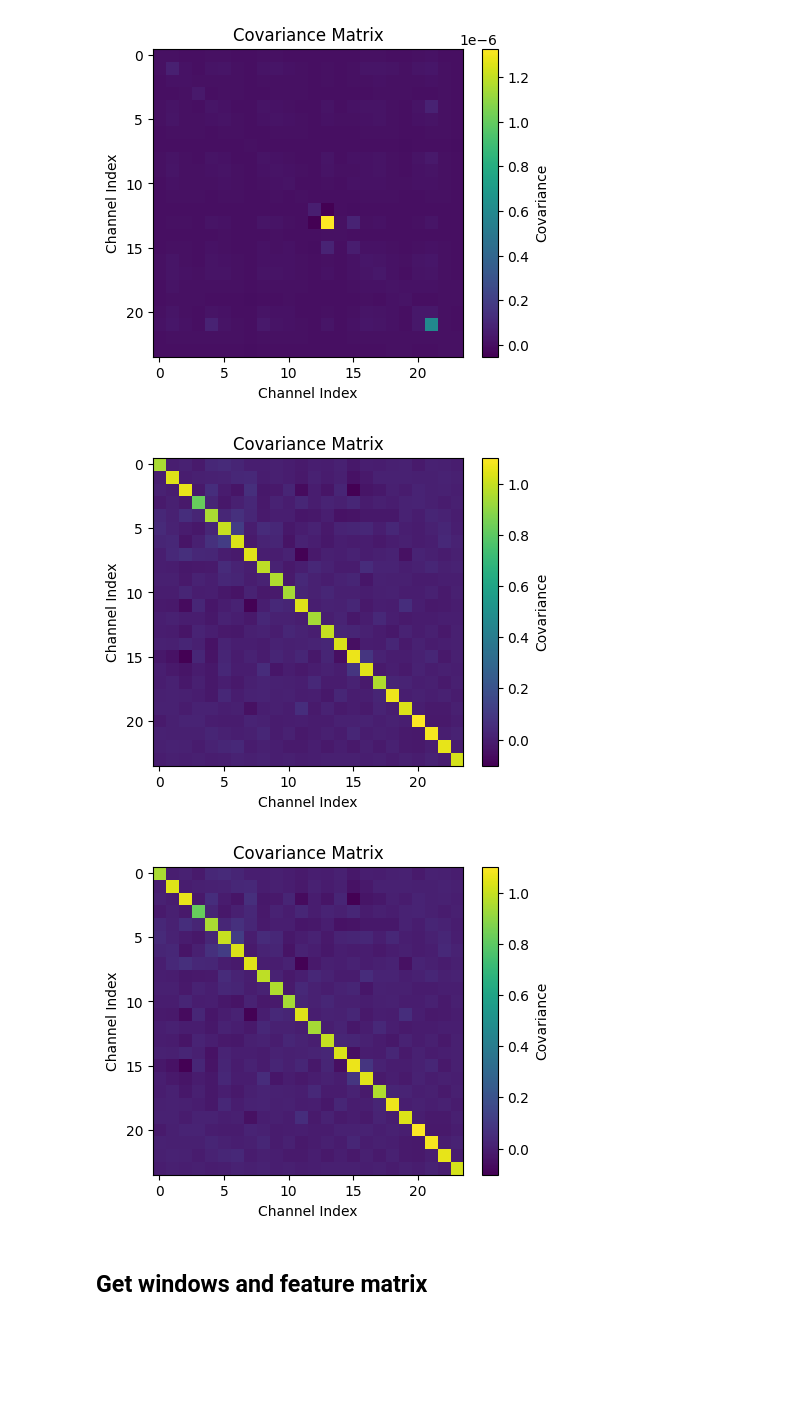
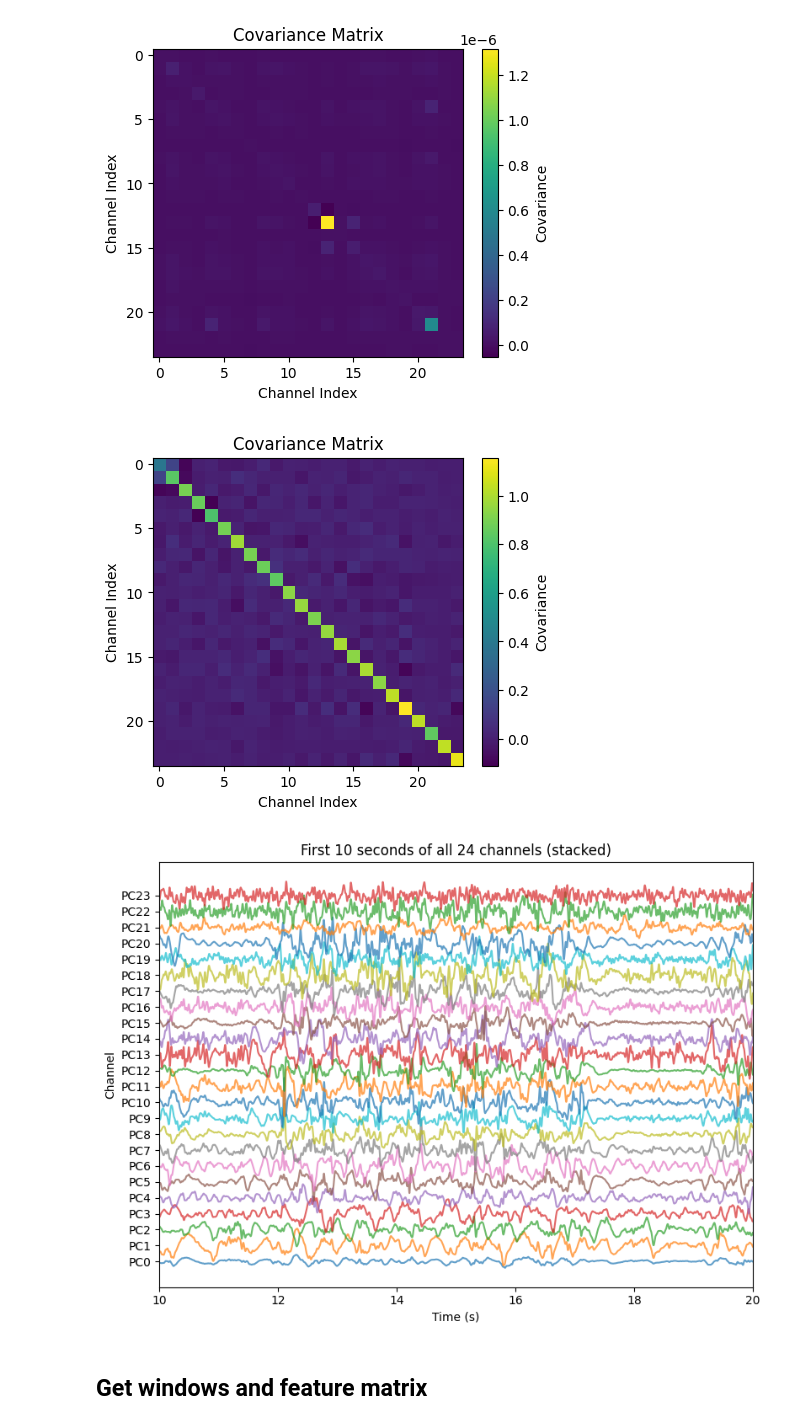
Before and after one commit to Neurosoft-Bioelectronics/auditorydecoding, a Jupyter notebook: notebooks/frequency_decoding.ipynb, the cells around one changed output. Saved outputs shown, nothing was run; the diff lists cells and outputs as text; code cells hidden in the pictures; blank space fills up the shorter version.

```diff
--- a/notebooks/frequency_decoding.ipynb
+++ b/notebooks/frequency_decoding.ipynb
@@ -29,7 +30,7 @@ SPLIT_TYPE = "intrasession-causal"
 TASK_TYPE = "acoustic_stim"
 
 DATA_ROOT = "../data/processed/neurosoft_minipigs_2026"
-RECORDING_ID = "sub-02_ses-01_task-AcousStim_acq-LH_desc-filtered"
+RECORDING_ID = "sub-02_ses-01_task-AcousStim_acq-LH_desc-raw"
 # %% [markdown]
 ## Load the data and preprocessing
 # %%
@@ -61,0 +80,17 @@ timestamps = data.ecog.timestamps
+# %%
+def bandpass_filter(data, lowcut, highcut, fs, order=5):
+    if data.ndim > 1:
+        return np.array([bandpass_filter(data[:, i], lowcut, highcut, fs, order) for i in range(data.shape[1])]).T
+    # Nyquist frequency is half the sampling rate
+    nyq = 0.5 * fs
+    low = lowcut / nyq
+    high = highcut / nyq
+    # Generate the filter coefficients in Second-Order Sections format
+    sos = butter(order, [low, high], analog=False, btype='band', output='sos')
+    y = sosfilt(sos, data)
+    return y
+
+fs = 2000
+lowcut, highcut = 2.236, 49.9999
+filtered_signal = bandpass_filter(signal, lowcut, highcut, fs, order=6)
+data_train = bandpass_filter(data_train, lowcut, highcut, fs, order=6)
@@ -80,18 +127,23 @@ plot_covariance(np.cov(signal, rowvar=False))
 # %% [output]
 [figure]
 # %%
-signal_whitened = pca.transform(signal)
-plot_covariance(np.cov(signal_whitened, rowvar=False))
+APPLY_WHITENING = True
+if APPLY_WHITENING:
+    signal_whitened = pca.transform(filtered_signal)
+    plot_covariance(np.cov(signal_whitened, rowvar=False))
+    plot_signal(signal_whitened, start=10, end=20, chann_names=[f"PC{i}" for i in range(signal_whitened.shape[1])])
+else:
+    signal_whitened = filtered_signal
 
 NORM_BY_CHANNEL = False
 if NORM_BY_CHANNEL:
     train_transformed = pca.transform(data_train)
     signal_whitened = (signal_whitened - train_transformed.mean(axis=0)) / train_transformed.std(axis=0)
 
-plot_covariance(np.cov(signal_whitened, rowvar=False))
+    plot_covariance(np.cov(signal_whitened, rowvar=False))
 # %% [output]
-[figure, old version]
+[figure, new version]
-[figure, old version]
+[figure, new version]
 # %% [markdown]
 ## Get windows and feature matrix
 # %%
```
Also changed, not shown: parts of 14 cells of this notebook, 7 other files.
